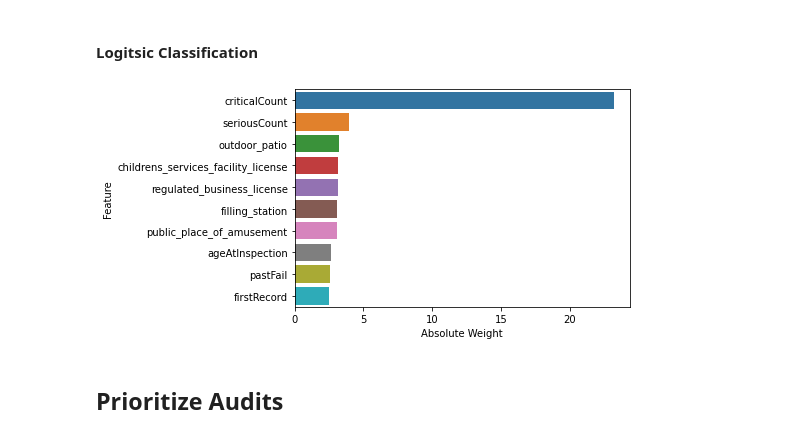
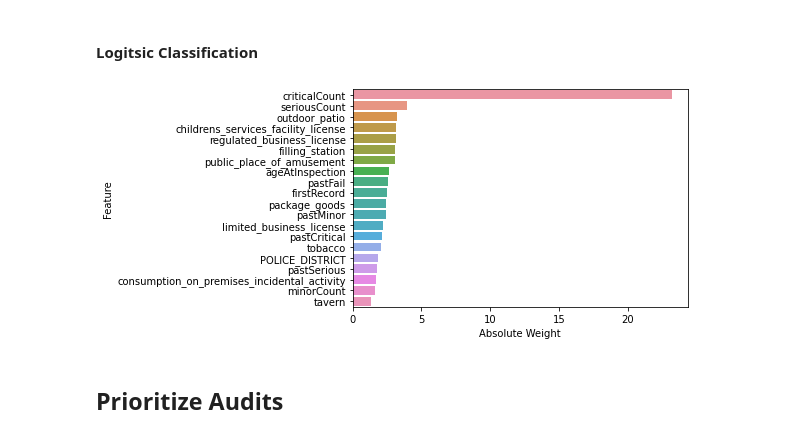
Before and after one commit to paulbsalamanca/CSS-Project-3-Team-6-Fall-2020, a Jupyter notebook: Project 3 Students.ipynb, the cells around one changed output. Cells and saved outputs as stored; diff of their text form; code cells hidden in the pictures.

```diff
--- a/Project 3 Students.ipynb
+++ b/Project 3 Students.ipynb
@@ -1145,16 +1147,16 @@ plt.show()
 # %%
 log_feat_importances = pd.concat([pd.DataFrame(X.columns),
                                 pd.DataFrame(abs(best.steps[1][1].coef_.ravel()))],
                             axis = 1)
 log_feat_importances.columns = ["Feature", "Absolute Weight"]
-sns.barplot(x = "Absolute Weight", y = "Feature", data = log_feat_importances.nlargest(10, 'Absolute Weight'))
+sns.barplot(x = "Absolute Weight", y = "Feature", data = log_feat_importances.nlargest(20, 'Absolute Weight'))
 plt.show()
 
 # top 20
 
 importants = log_feat_importances.nlargest(20, 'Absolute Weight')['Feature']
 # %% [output]
-[figure, old version]
+[figure, new version]
 # %% [markdown]
 ## Prioritize Audits
 # %% [markdown]
```
Also changed, not shown: parts of 1 cell of this notebook.
